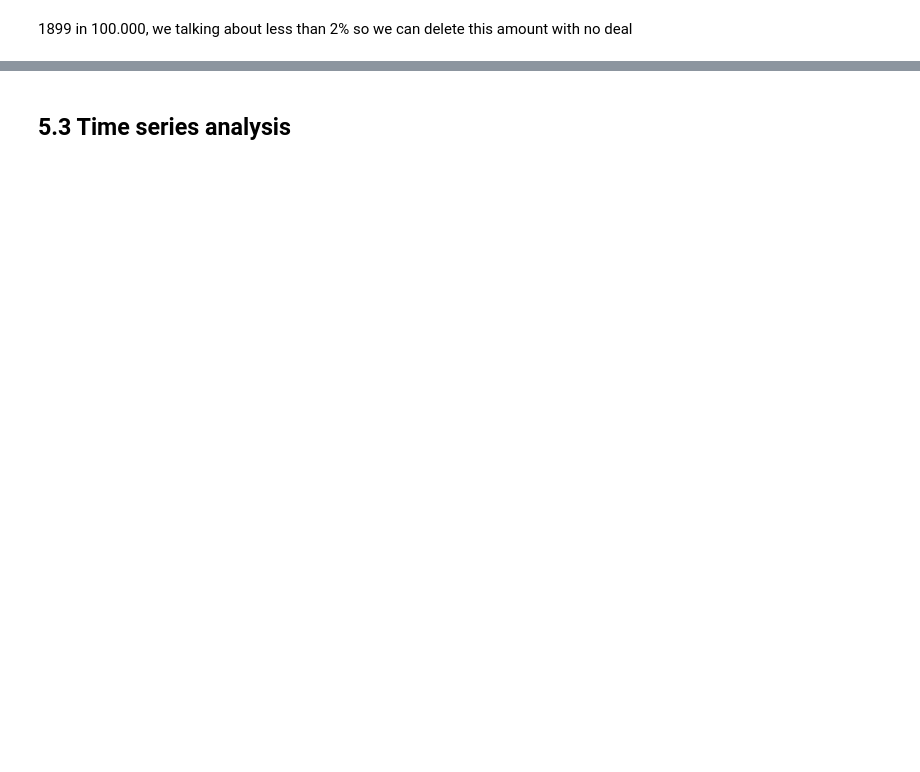
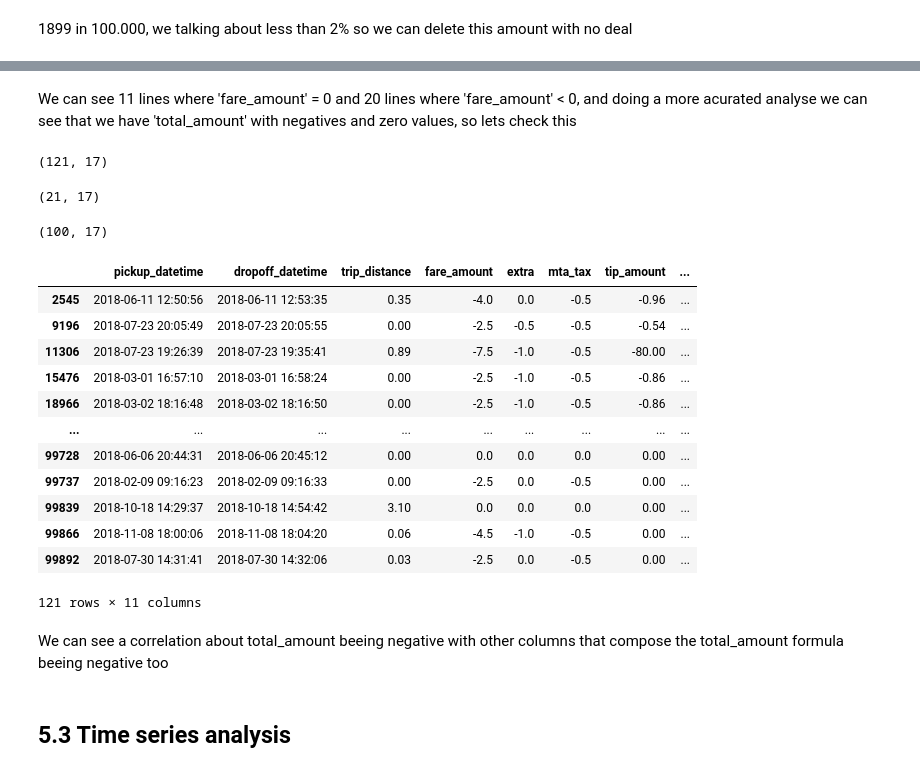
Before and after one commit to avelinoandre/Pipeline-nyc-taxi, a Jupyter notebook: notebooks/01_exploratory_analysis.ipynb, the cells around one changed output, grey strips where cells are left out. Saved outputs shown, nothing was run; the diff lists cells and outputs as text; code cells hidden in the pictures; blank space fills up the shorter version.

Commit message:
docs: update in date analyse

```diff
--- a/notebooks/01_exploratory_analysis.ipynb
+++ b/notebooks/01_exploratory_analysis.ipynb
@@ -218,3 +545,51 @@ fare_invalid[[
+# %% [markdown]
+We can see 11 lines where 'fare_amount' = 0 and 20 lines where 'fare_amount' < 0, and doing a more acurated analyse we can see that we have 'total_amount' with negatives and zero values, so lets check this
+# %%
+trips[trips['total_amount'] <= 0].shape
+# %% [output]
+(121, 17)
+# %%
+trips[trips['total_amount'] == 0].shape
+# %% [output]
+(21, 17)
+# %%
+trips[trips['total_amount'] < 0].shape
+# %% [output]
+(100, 17)
+# %%
+total_amount_invalid = trips[
+    trips["total_amount"] <= 0
+]
+
+total_amount_invalid[[
+    "pickup_datetime",
+    "dropoff_datetime",
+    "trip_distance",
+    "fare_amount",
+    "extra",
+    "mta_tax",
+    "tip_amount",
+    "tolls_amount",
+    "total_amount",
+    "payment_type",
+    "rate_code"
+]]
+# %% [output]
+|  | pickup_datetime | dropoff_datetime | trip_distance | fare_amount | extra | mta_tax | tip_amount | ... |
+| 2545 | 2018-06-11 12:50:56 | 2018-06-11 12:53:35 | 0.35 | -4.0 | 0.0 | -0.5 | -0.96 | ... |
+| 9196 | 2018-07-23 20:05:49 | 2018-07-23 20:05:55 | 0.00 | -2.5 | -0.5 | -0.5 | -0.54 | ... |
+| 11306 | 2018-07-23 19:26:39 | 2018-07-23 19:35:41 | 0.89 | -7.5 | -1.0 | -0.5 | -80.00 | ... |
+| 15476 | 2018-03-01 16:57:10 | 2018-03-01 16:58:24 | 0.00 | -2.5 | -1.0 | -0.5 | -0.86 | ... |
+| 18966 | 2018-03-02 18:16:48 | 2018-03-02 18:16:50 | 0.00 | -2.5 | -1.0 | -0.5 | -0.86 | ... |
+| ... | ... | ... | ... | ... | ... | ... | ... | ... |
+| 99728 | 2018-06-06 20:44:31 | 2018-06-06 20:45:12 | 0.00 | 0.0 | 0.0 | 0.0 | 0.00 | ... |
+| 99737 | 2018-02-09 09:16:23 | 2018-02-09 09:16:33 | 0.00 | -2.5 | 0.0 | -0.5 | 0.00 | ... |
+| 99839 | 2018-10-18 14:29:37 | 2018-10-18 14:54:42 | 3.10 | 0.0 | 0.0 | 0.0 | 0.00 | ... |
+| 99866 | 2018-11-08 18:00:06 | 2018-11-08 18:04:20 | 0.06 | -4.5 | -1.0 | -0.5 | 0.00 | ... |
+| 99892 | 2018-07-30 14:31:41 | 2018-07-30 14:32:06 | 0.03 | -2.5 | 0.0 | -0.5 | 0.00 | ... |
+121 rows × 11 columns
+# %% [markdown]
+We can see a correlation about total_amount beeing negative with other columns that compose the total_amount formula beeing negative too
 # %% [markdown]
 ## 5.3 Time series analysis
 # %%
```
Also changed, not shown: parts of 54 cells of this notebook, 1 other file.
